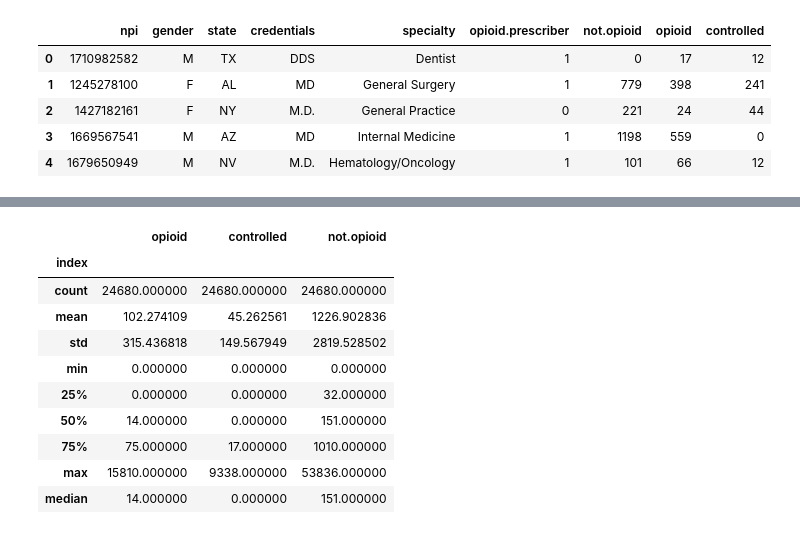
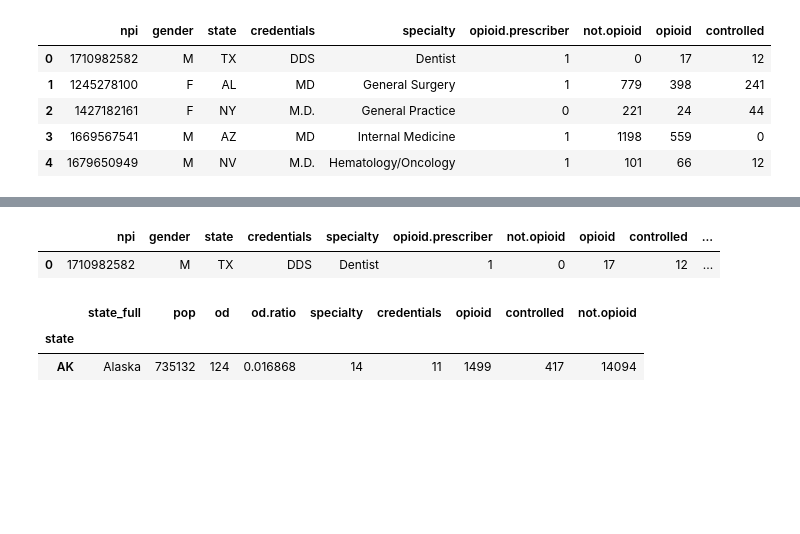
Before and after one commit to alex-bolshunov/data_mining_project, a Jupyter notebook: data_mining_project.ipynb, the cells around one changed output, grey strips where cells are left out. Saved outputs shown, nothing was run; the diff lists cells and outputs as text; code cells hidden in the pictures; blank space fills up the shorter version.

```diff
--- a/data_mining_project.ipynb
+++ b/data_mining_project.ipynb
@@ -312,20 +276,13 @@ ax[1].grid(alpha = 0.5)
 # %%
-#summary statistics, prescriber level, for the year
-col_names = ["opioid", "controlled", "not.opioid"]
-sum_stat1 = pd.concat([df[col_names[0]].describe().reset_index(), df[col_names[0]].agg(["median"]).reset_index()], ignore_index = True).set_index("index")
-sum_stat2 = pd.concat([df[col_names[1]].describe().reset_index(), df[col_names[1]].agg(["median"]).reset_index()], ignore_index = True).set_index("index")
-sum_stat3 = pd.concat([df[col_names[2]].describe().reset_index(), df[col_names[2]].agg(["median"]).reset_index()], ignore_index = True).set_index("index")
+# #summary statistics, prescriber level, for the year
+# col_names = ["opioid", "controlled", "not.opioid"]
+# sum_stat1 = pd.concat([df[col_names[0]].describe().reset_index(), df[col_names[0]].agg(["median"]).reset_index()], ignore_index = True).set_index("index")
+# sum_stat2 = pd.concat([df[col_names[1]].describe().reset_index(), df[col_names[1]].agg(["median"]).reset_index()], ignore_index = True).set_index("index")
+# sum_stat3 = pd.concat([df[col_names[2]].describe().reset_index(), df[col_names[2]].agg(["median"]).reset_index()], ignore_index = True).set_index("index")
 
-sum_stat1.join([sum_stat2, sum_stat3])
+# sum_stat1.join([sum_stat2, sum_stat3])
-# %% [output]
-|  | opioid | controlled | not.opioid |
-| index |  |  |  |
-| count | 24680.000000 | 24680.000000 | 24680.000000 |
-| mean | 102.274109 | 45.262561 | 1226.902836 |
-| std | 315.436818 | 149.567949 | 2819.528502 |
-| min | 0.000000 | 0.000000 | 0.000000 |
-| 25% | 0.000000 | 0.000000 | 32.000000 |
-| 50% | 14.000000 | 0.000000 | 151.000000 |
-| 75% | 75.000000 | 17.000000 | 1010.000000 |
-| max | 15810.000000 | 9338.000000 | 53836.000000 |
-| median | 14.000000 | 0.000000 | 151.000000 |
+# %%
+df.head(1)
+# %% [output]
+|  | npi | gender | state | credentials | specialty | opioid.prescriber | not.opioid | opioid | controlled | ... |
+| 0 | 1710982582 | M | TX | DDS | Dentist | 1 | 0 | 17 | 12 | ... |
@@ -338,2 +300,8 @@ cols_order = ["state_full", "pop", "od", "od.ratio", "opioid", "controlled", "no
 drugs_state_df = drugs_state_df.loc[:, cols_order]
 #drugs_state_df.head(1)
+# %%
+drugs_state_df.head(1)
+# %% [output]
+|  | state_full | pop | od | od.ratio | specialty | credentials | opioid | controlled | not.opioid |
+| state |  |  |  |  |  |  |  |  |  |
+| AK | Alaska | 735132 | 124 | 0.016868 | 14 | 11 | 1499 | 417 | 14094 |
```
Also changed, not shown: parts of 39 cells of this notebook.
